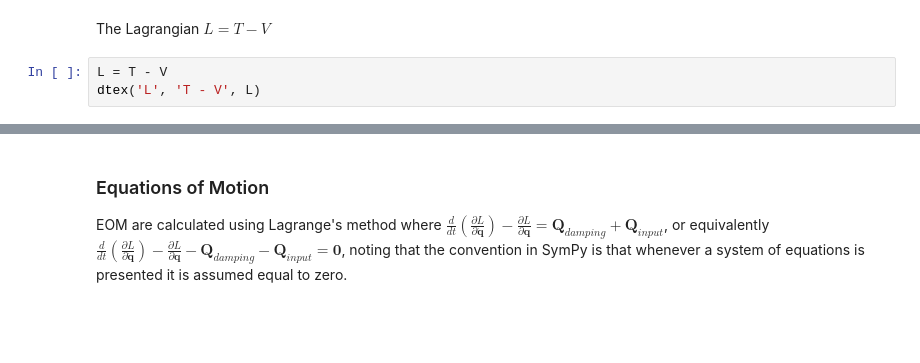
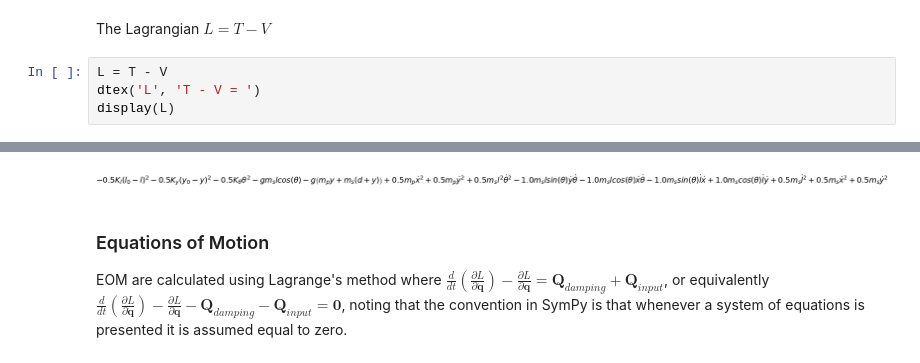
Before and after one commit to badeyedea/badeyedea.github.io, a Jupyter notebook: drubble/eom.ipynb, the cells around one changed output, grey strips where cells are left out. Saved outputs shown, nothing was run; the diff lists cells and outputs as text; blank space fills up the shorter version.

```diff
--- a/drubble/eom.ipynb
+++ b/drubble/eom.ipynb
@@ -157,5 +166,6 @@ $V$ $\, = \,$ $\displaystyle 0.5 K_{l} \left(l_{0} - l{\left(t \right)}\right)^{
 The Lagrangian $L = T - V$
 # %%
 L = T - V
-dtex('L', 'T - V', L)
+dtex('L', 'T - V = ')
+display(L)
 # %% [output]
@@ -163,3 +173,4 @@ $L$ $\, = \,$ $T - V$ $\, = \,$ $\displaystyle - 0.5 K_{l} \left(l_{0} - l{\left
+[figure, added]
 # %% [markdown]
 ### Equations of Motion
 EOM are calculated using Lagrange's method where $\frac{d}{dt} \left( \frac{\partial L}{\partial\dot{\mathbf{q}}}\right) - \frac{\partial L}{\partial \mathbf{q}} = \mathbf{Q}_{damping} + \mathbf{Q}_{input}$, or equivalently $\frac{d}{dt} \left( \frac{\partial L}{\partial\dot{\mathbf{q}}}\right) - \frac{\partial L}{\partial \mathbf{q}} - \mathbf{Q}_{damping} - \mathbf{Q}_{input} = \mathbf{0}$, noting that the convention in SymPy is that whenever a system of equations is presented it is assumed equal to zero.
```
Also changed, not shown: parts of 27 cells of this notebook, 1 other file.
